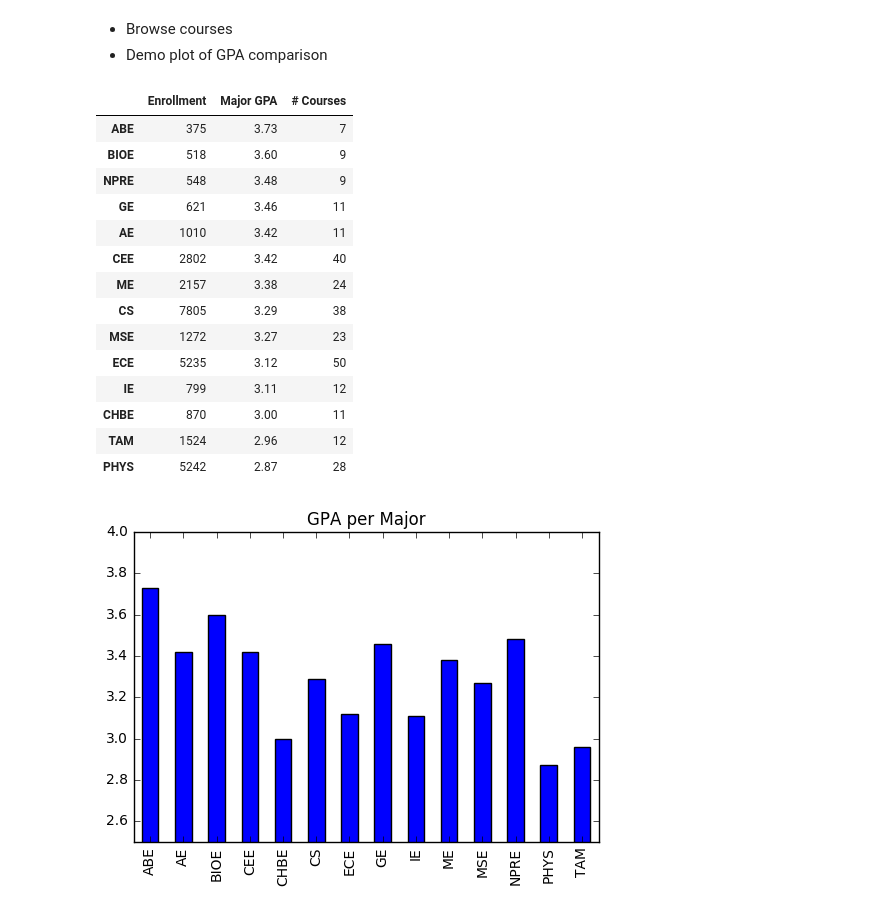
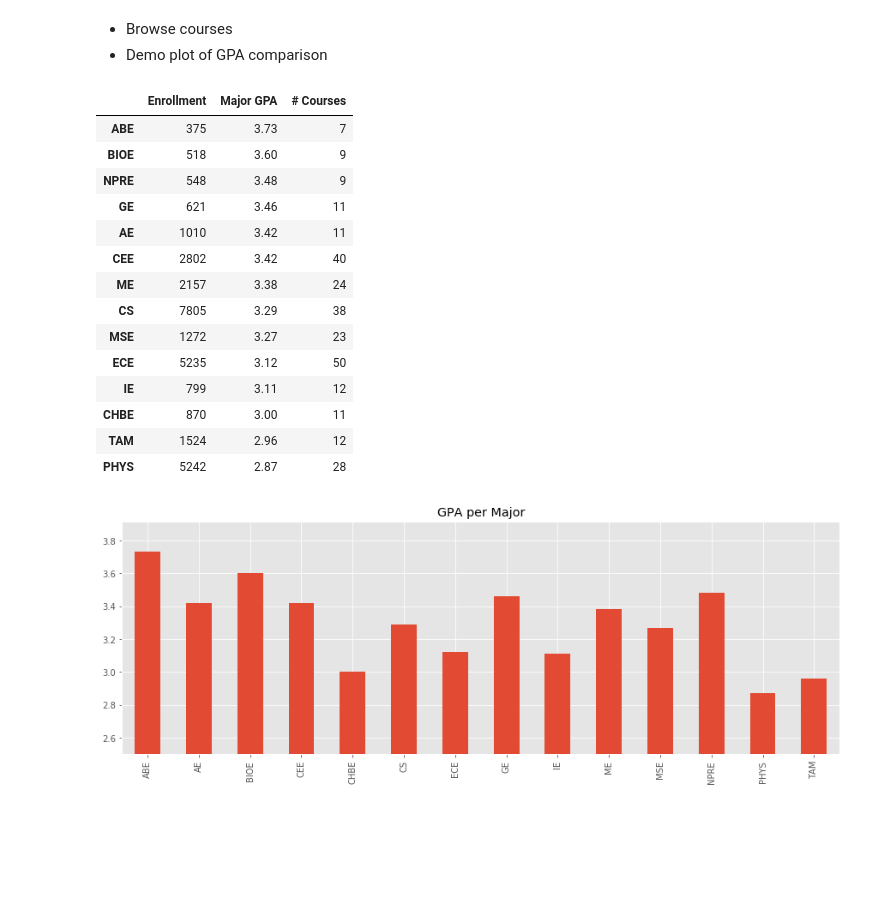
Before and after one commit to maneyko/grades, a Jupyter notebook: grades.ipynb, the cells around one changed output. Drawn from its saved outputs; the diff is of its cells as text; code cells hidden in the pictures; blank space fills up the shorter version.

```diff
--- a/grades.ipynb
+++ b/grades.ipynb
@@ -3,10 +3,12 @@ Jupyter Notebook Analysis of UIUC grades data
 =============================================
 *dataset acquired from a FOIA request*
 # %%
-%matplotlib inline
 import numpy as np
 import pandas as pd
 import matplotlib.pyplot as plt
+%matplotlib inline
+
+plt.style.use('ggplot')
 FILENAME = './data/Fall_2015.csv'
 # %% [markdown]
 Cleaning
@@ -170,26 +180,27 @@ by_subject.head()
 # %%
 eng_courses = ['ABE', 'AE', 'BIOE', 'CEE', 'CHBE', 'CS', 'ECE',
                'GE', 'IE', 'ME', 'MSE', 'NPRE', 'PHYS', 'TAM']
 eng = by_subject.loc[eng_courses]
 eng['Major GPA'].plot.bar(
     ylim=2.5,
-    title='GPA per Major'
+    title='GPA per Major',
+    figsize=(15, 5)
 )
 eng.sort_values(by=['Major GPA'], ascending=False)
 # %% [output]
 |  | Enrollment | Major GPA | # Courses |
 | ABE | 375 | 3.73 | 7 |
 | BIOE | 518 | 3.60 | 9 |
 | NPRE | 548 | 3.48 | 9 |
 | GE | 621 | 3.46 | 11 |
 | AE | 1010 | 3.42 | 11 |
 | CEE | 2802 | 3.42 | 40 |
 | ME | 2157 | 3.38 | 24 |
 | CS | 7805 | 3.29 | 38 |
 | MSE | 1272 | 3.27 | 23 |
 | ECE | 5235 | 3.12 | 50 |
 | IE | 799 | 3.11 | 12 |
 | CHBE | 870 | 3.00 | 11 |
 | TAM | 1524 | 2.96 | 12 |
 | PHYS | 5242 | 2.87 | 28 |
-[figure, old version]
+[figure, new version]
```
Also changed, not shown: parts of 7 cells of this notebook.
